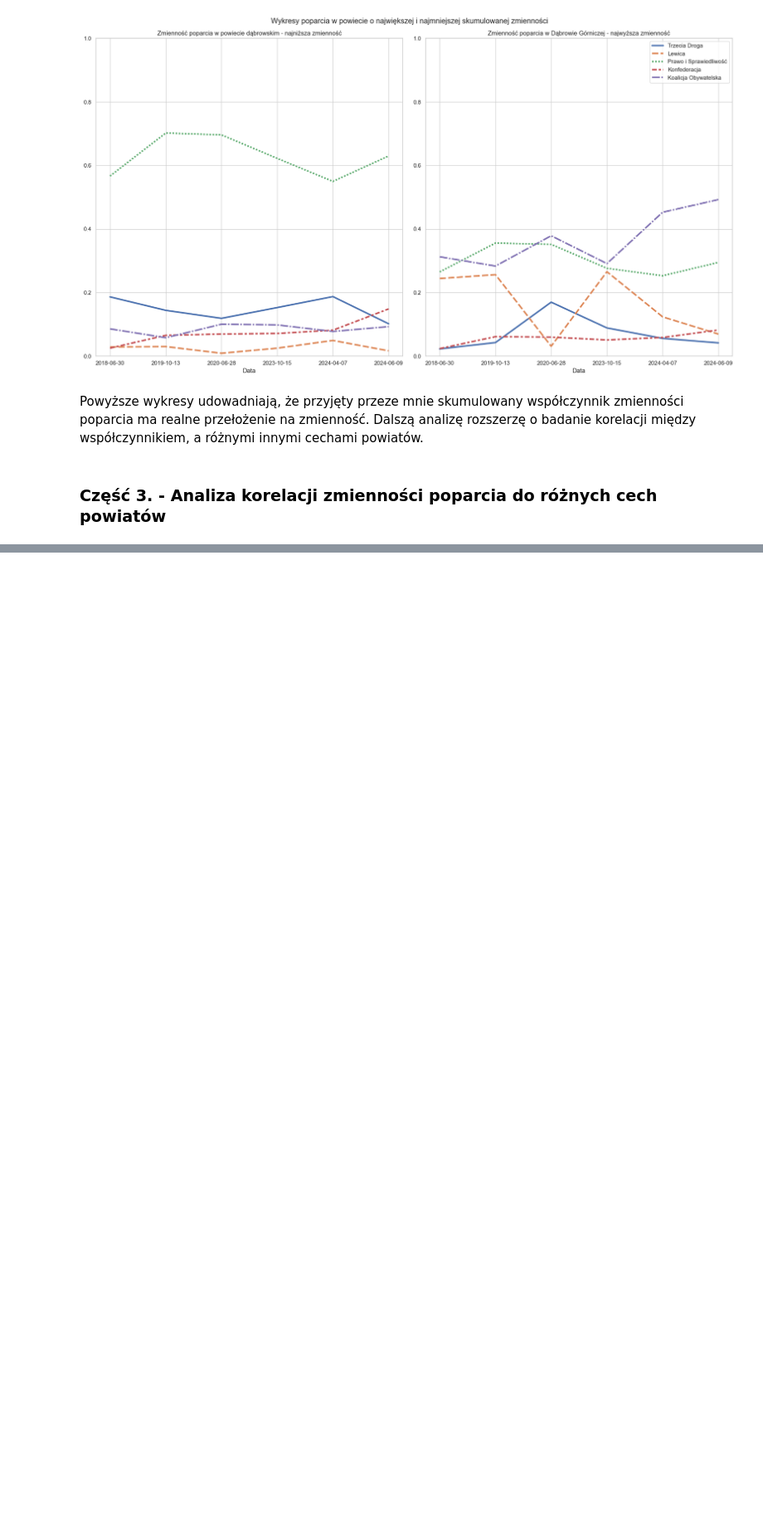
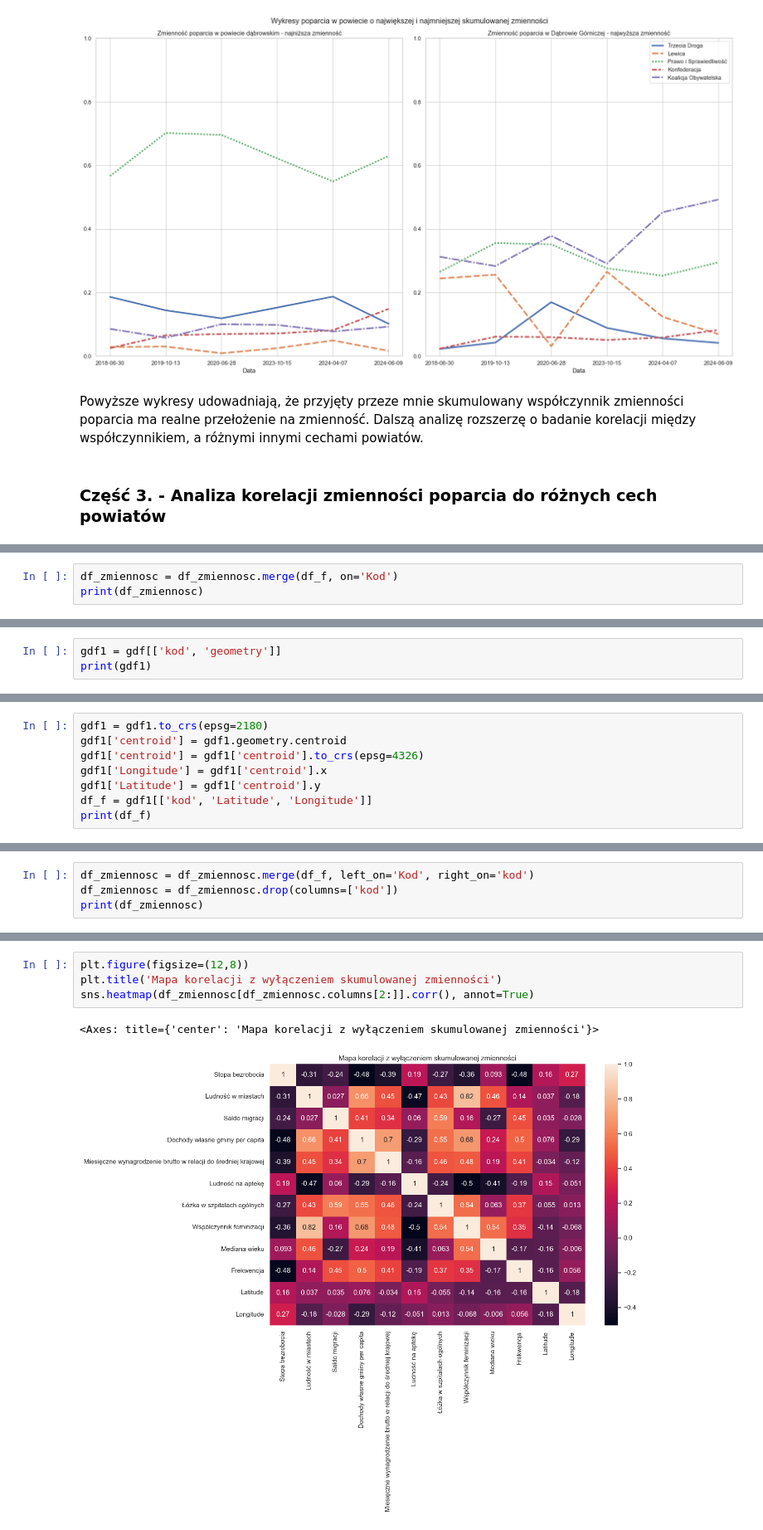
Before and after one commit to gwiazdan/analiza-wyborcza, a Jupyter notebook: Analiza zmienności poparcia.ipynb, the cells around one changed output, grey strips where cells are left out. Shown at 83% size. Saved outputs shown, nothing was run; the diff lists cells and outputs as text; blank space fills up the shorter version.

Commit message:
Dodano analizę korelacji cech powiatu

```diff
--- a/Analiza zmienności poparcia.ipynb
+++ b/Analiza zmienności poparcia.ipynb
@@ -319,0 +326,3 @@ Powyższe wykresy udowadniają, że przyjęty przeze mnie skumulowany współczy
+# %%
+df_zmiennosc = df_zmiennosc.merge(df_f, on='Kod')
+print(df_zmiennosc)
@@ -319,0 +347,3 @@ Powyższe wykresy udowadniają, że przyjęty przeze mnie skumulowany współczy
+# %%
+gdf1 = gdf[['kod', 'geometry']]
+print(gdf1)
@@ -319,0 +365,8 @@ Powyższe wykresy udowadniają, że przyjęty przeze mnie skumulowany współczy
+# %%
+gdf1 = gdf1.to_crs(epsg=2180)
+gdf1['centroid'] = gdf1.geometry.centroid
+gdf1['centroid'] = gdf1['centroid'].to_crs(epsg=4326)
+gdf1['Longitude'] = gdf1['centroid'].x
+gdf1['Latitude'] = gdf1['centroid'].y
+df_f = gdf1[['kod', 'Latitude', 'Longitude']]
+print(df_f)
@@ -319,0 +388,4 @@ Powyższe wykresy udowadniają, że przyjęty przeze mnie skumulowany współczy
+# %%
+df_zmiennosc = df_zmiennosc.merge(df_f, left_on='Kod', right_on='kod')
+df_zmiennosc = df_zmiennosc.drop(columns=['kod'])
+print(df_zmiennosc)
@@ -319,0 +410,7 @@ Powyższe wykresy udowadniają, że przyjęty przeze mnie skumulowany współczy
+# %%
+plt.figure(figsize=(12,8))
+plt.title('Mapa korelacji z wyłączeniem skumulowanej zmienności')
+sns.heatmap(df_zmiennosc[df_zmiennosc.columns[2:]].corr(), annot=True)
+# %% [output]
+<Axes: title={'center': 'Mapa korelacji z wyłączeniem skumulowanej zmienności'}>
+[figure, added]
```
Also changed, not shown: parts of 11 cells of this notebook, 18 other files.
